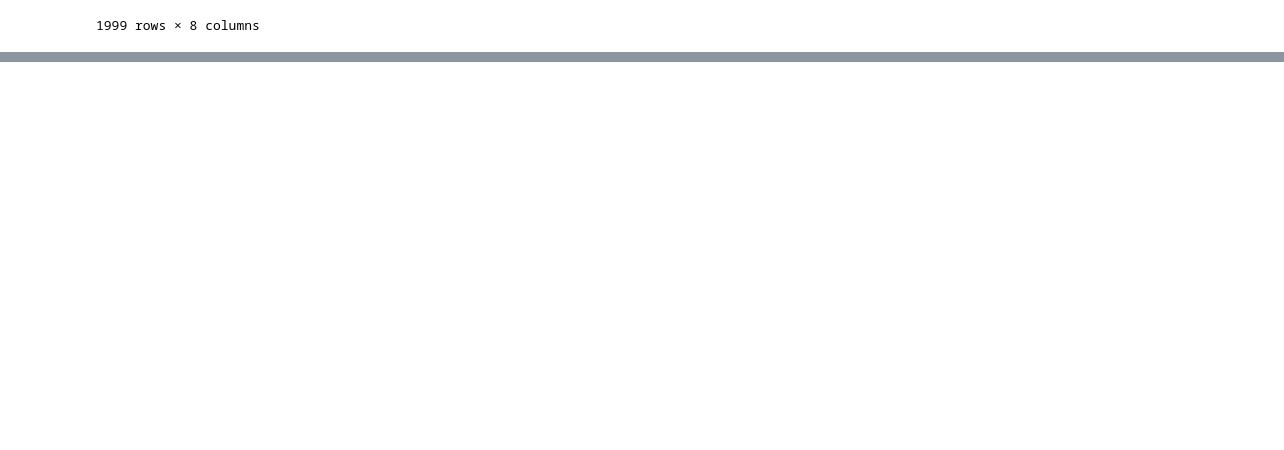
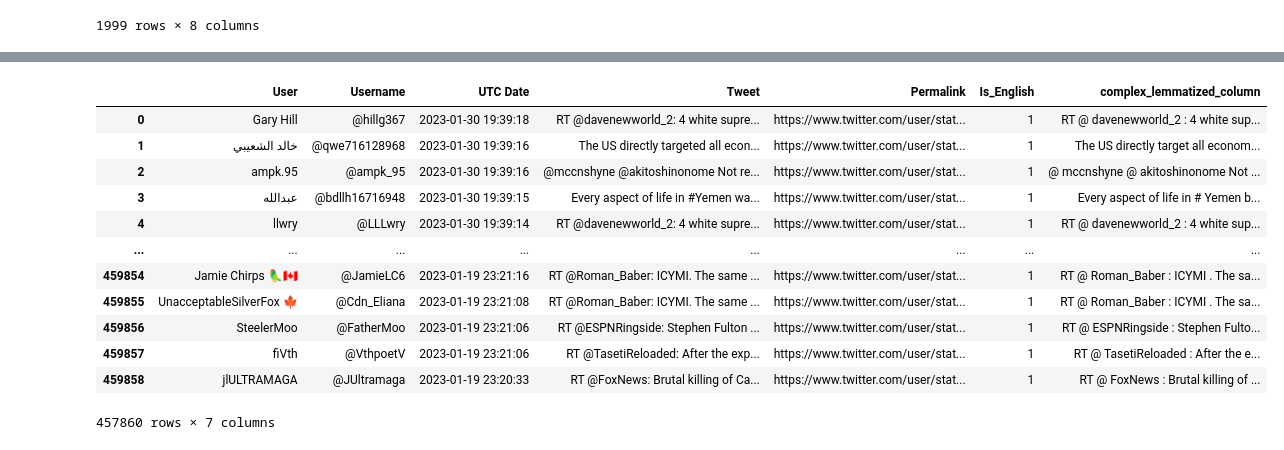
Before and after one commit to AlexLanier/Capstone, a Jupyter notebook: CapstoneDataCleaning.ipynb, the cells around one changed output, grey strips where cells are left out. Saved outputs shown, nothing was run; the diff lists cells and outputs as text; code cells hidden in the pictures; blank space fills up the shorter version.

Commit message:
Merge branch 'main' of https://github.com/AlexLanier/Capstone

```diff
--- a/CapstoneDataCleaning.ipynb
+++ b/CapstoneDataCleaning.ipynb
@@ -304,0 +262,16 @@ NameError: name 'combined_df' is not defined
+# %%
+eng_df
+# %% [output]
+|  | User | Username | UTC Date | Tweet | Permalink | Is_English | complex_lemmatized_column |
+| 0 | Gary Hill | @hillg367 | 2023-01-30 19:39:18 | RT @davenewworld_2: 4 white supre... | https://www.twitter.com/user/stat... | 1 | RT @ davenewworld_2 : 4 white sup... |
+| 1 | خالد الشعيبي | @qwe716128968 | 2023-01-30 19:39:16 | The US directly targeted all econ... | https://www.twitter.com/user/stat... | 1 | The US directly target all econom... |
+| 2 | ampk.95 | @ampk_95 | 2023-01-30 19:39:16 | @mccnshyne @akitoshinonome Not re... | https://www.twitter.com/user/stat... | 1 | @ mccnshyne @ akitoshinonome Not ... |
+| 3 | عبدالله | @bdllh16716948 | 2023-01-30 19:39:15 | Every aspect of life in #Yemen wa... | https://www.twitter.com/user/stat... | 1 | Every aspect of life in # Yemen b... |
+| 4 | llwry | @LLLwry | 2023-01-30 19:39:14 | RT @davenewworld_2: 4 white supre... | https://www.twitter.com/user/stat... | 1 | RT @ davenewworld_2 : 4 white sup... |
+| ... | ... | ... | ... | ... | ... | ... | ... |
+| 459854 | Jamie Chirps 🦜🇨🇦 | @JamieLC6 | 2023-01-19 23:21:16 | RT @Roman_Baber: ICYMI. The same ... | https://www.twitter.com/user/stat... | 1 | RT @ Roman_Baber : ICYMI . The sa... |
+| 459855 | UnacceptableSilverFox 🍁 | @Cdn_Eliana | 2023-01-19 23:21:08 | RT @Roman_Baber: ICYMI. The same ... | https://www.twitter.com/user/stat... | 1 | RT @ Roman_Baber : ICYMI . The sa... |
+| 459856 | SteelerMoo | @FatherMoo | 2023-01-19 23:21:06 | RT @ESPNRingside: Stephen Fulton ... | https://www.twitter.com/user/stat... | 1 | RT @ ESPNRingside : Stephen Fulto... |
+| 459857 | fiVth | @VthpoetV | 2023-01-19 23:21:06 | RT @TasetiReloaded: After the exp... | https://www.twitter.com/user/stat... | 1 | RT @ TasetiReloaded : After the e... |
+| 459858 | jlULTRAMAGA | @JUltramaga | 2023-01-19 23:20:33 | RT @FoxNews: Brutal killing of Ca... | https://www.twitter.com/user/stat... | 1 | RT @ FoxNews : Brutal killing of ... |
+457860 rows × 7 columns
```
Also changed, not shown: parts of 9 cells of this notebook.
